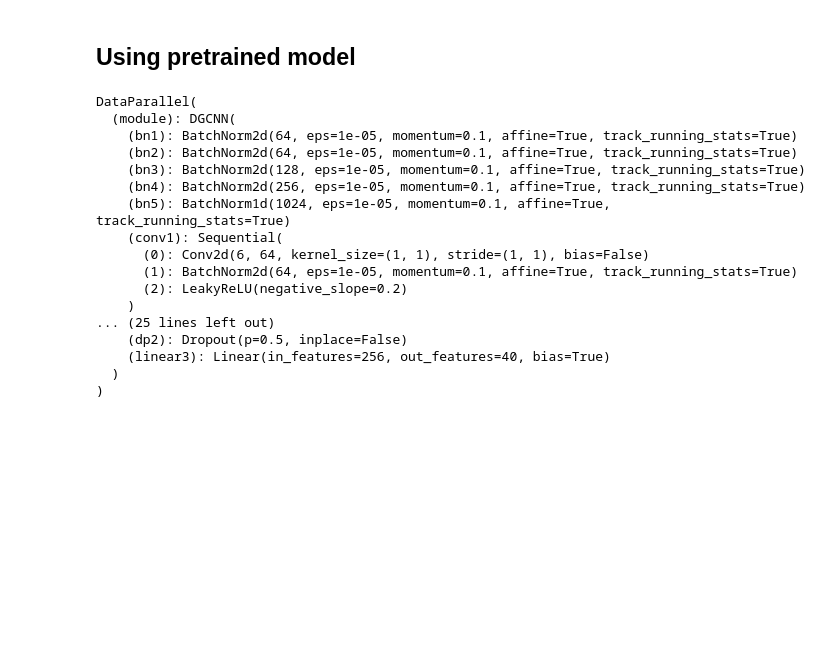
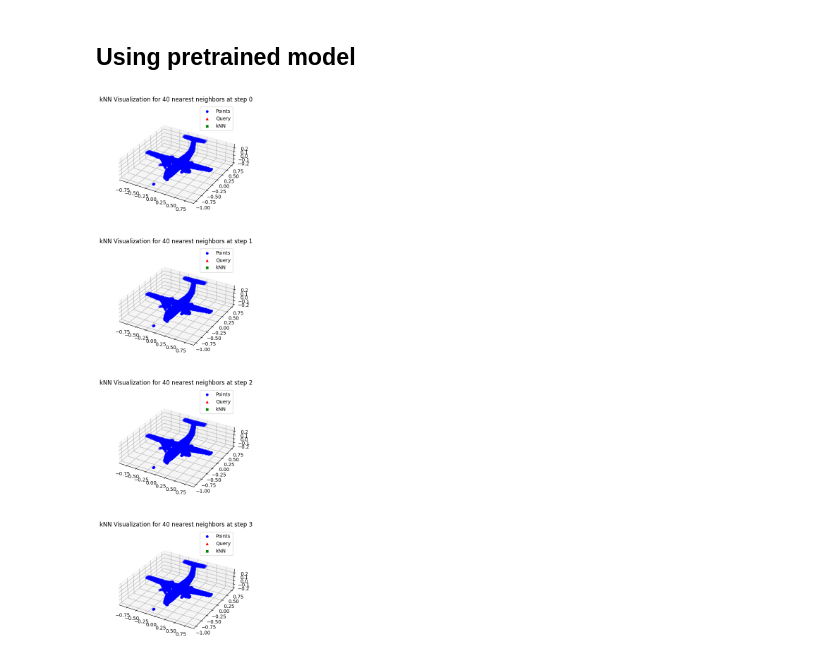
Before and after one commit to matthieuml/DGCNN, a Jupyter notebook: DGCNN.ipynb, the cells around one changed output. Saved outputs shown, nothing was run; the diff lists cells and outputs as text; code cells hidden in the pictures; blank space fills up the shorter version.

```diff
--- a/DGCNN.ipynb
+++ b/DGCNN.ipynb
@@ -206,22 +203,33 @@ model.load_state_dict(state_dict)
 model = nn.DataParallel(model)
 model.eval()
 device = torch.device('cuda' if torch.cuda.is_available() else 'cpu')
-model.to(device)
+model = model.to(device)
-# %% [output]
-DataParallel(
-  (module): DGCNN(
-    (bn1): BatchNorm2d(64, eps=1e-05, momentum=0.1, affine=True, track_running_stats=True)
-    (bn2): BatchNorm2d(64, eps=1e-05, momentum=0.1, affine=True, track_running_stats=True)
-    (bn3): BatchNorm2d(128, eps=1e-05, momentum=0.1, affine=True, track_running_stats=True)
-    (bn4): BatchNorm2d(256, eps=1e-05, momentum=0.1, affine=True, track_running_stats=True)
-    (bn5): BatchNorm1d(1024, eps=1e-05, momentum=0.1, affine=True, track_running_stats=True)
-    (conv1): Sequential(
-      (0): Conv2d(6, 64, kernel_size=(1, 1), stride=(1, 1), bias=False)
-      (1): BatchNorm2d(64, eps=1e-05, momentum=0.1, affine=True, track_running_stats=True)
-      (2): LeakyReLU(negative_slope=0.2)
-    )
-... (25 lines left out)
-    (dp2): Dropout(p=0.5, inplace=False)
-    (linear3): Linear(in_features=256, out_features=40, bias=True)
-  )
-)
+# %%
+def plot_knn(model, points, idx, device):
+    X_points = torch.Tensor(points).squeeze().unsqueeze(0).to(device)
+    _, knn_idx = model(X_points.permute(0, 2, 1), return_idx=True)
+
+    X_points = X_points.squeeze().detach().cpu().numpy()
+    nb_step = len(knn_idx)
+    k = knn_idx[0].size(2)
+
+    fig, ax = plt.subplots(ncols=1, nrows=nb_step, figsize=(5, 5*nb_step), subplot_kw=dict(projection='3d'))
+
+    for step, step_knn_idx in enumerate(knn_idx):
+        step_knn_idx = step_knn_idx.squeeze().detach().cpu().numpy()
+        ax[step].scatter(X_points[:, 0], X_points[:, 2], X_points[:, 1], c='b', marker='o', label='Points')
+        ax[step].scatter(X_points[idx, 0], X_points[idx, 2], X_points[idx, 1], c='r', marker='^', label='Query')
+        ax[step].scatter(X_points[step_knn_idx[idx, :k], 0], X_points[step_knn_idx[idx, :k], 2], X_points[step_knn_idx[idx, :k], 1], marker='s', c='g', label='kNN')
+        ax[step].set_title(f'kNN Visualization for {k} nearest neighbors at step {step}')
+        ax[step].set_aspect('equal', adjustable='box')
+        ax[step].legend()
+    plt.legend()
+    plt.show()
+
+#%matplotlib inline
+dataset_idx = 8
+point_idx = 1200
+X_test_ind = X_train[dataset_idx]
+plot_knn(model, X_test_ind, point_idx, device)
+# %% [output]
+[figure, added]
```
Also changed, not shown: parts of 2 cells of this notebook, 3 other files.
